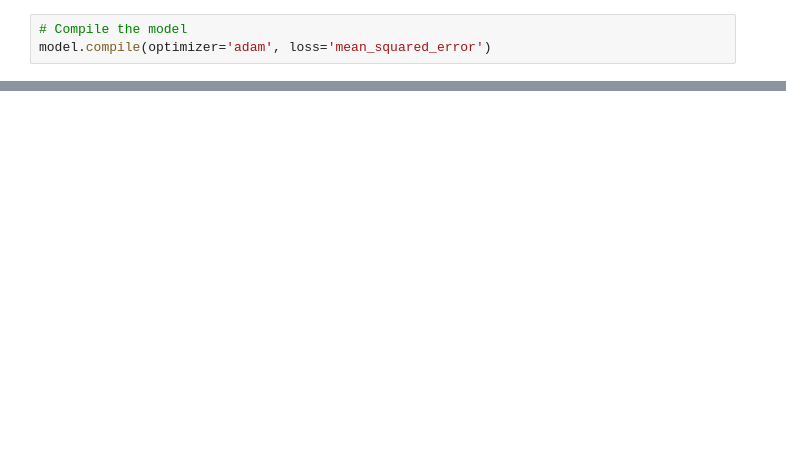
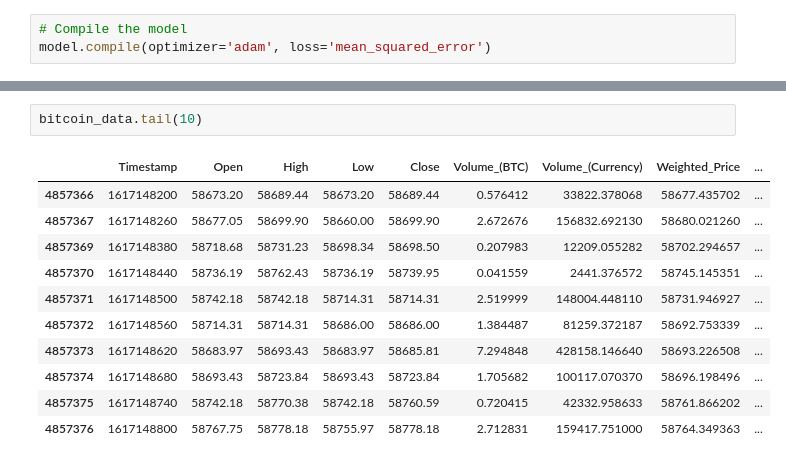
Before and after one commit to Satcomx00-x00/AI-Guess-Price-BTC, a Jupyter notebook: v4.ipynb, the cells around one changed output, grey strips where cells are left out. Saved outputs shown, nothing was run; the diff lists cells and outputs as text; blank space fills up the shorter version.

```diff
--- a/v4.ipynb
+++ b/v4.ipynb
@@ -202,0 +178,14 @@ plt.show()
+# %%
+bitcoin_data.tail(10)
+# %% [output]
+|  | Timestamp | Open | High | Low | Close | Volume_(BTC) | Volume_(Currency) | Weighted_Price | ... |
+| 4857366 | 1617148200 | 58673.20 | 58689.44 | 58673.20 | 58689.44 | 0.576412 | 33822.378068 | 58677.435702 | ... |
+| 4857367 | 1617148260 | 58677.05 | 58699.90 | 58660.00 | 58699.90 | 2.672676 | 156832.692130 | 58680.021260 | ... |
+| 4857369 | 1617148380 | 58718.68 | 58731.23 | 58698.34 | 58698.50 | 0.207983 | 12209.055282 | 58702.294657 | ... |
+| 4857370 | 1617148440 | 58736.19 | 58762.43 | 58736.19 | 58739.95 | 0.041559 | 2441.376572 | 58745.145351 | ... |
+| 4857371 | 1617148500 | 58742.18 | 58742.18 | 58714.31 | 58714.31 | 2.519999 | 148004.448110 | 58731.946927 | ... |
+| 4857372 | 1617148560 | 58714.31 | 58714.31 | 58686.00 | 58686.00 | 1.384487 | 81259.372187 | 58692.753339 | ... |
+| 4857373 | 1617148620 | 58683.97 | 58693.43 | 58683.97 | 58685.81 | 7.294848 | 428158.146640 | 58693.226508 | ... |
+| 4857374 | 1617148680 | 58693.43 | 58723.84 | 58693.43 | 58723.84 | 1.705682 | 100117.070370 | 58696.198496 | ... |
+| 4857375 | 1617148740 | 58742.18 | 58770.38 | 58742.18 | 58760.59 | 0.720415 | 42332.958633 | 58761.866202 | ... |
+| 4857376 | 1617148800 | 58767.75 | 58778.18 | 58755.97 | 58778.18 | 2.712831 | 159417.751000 | 58764.349363 | ... |
```
Also changed, not shown: parts of 39 cells of this notebook, 4 other files.
